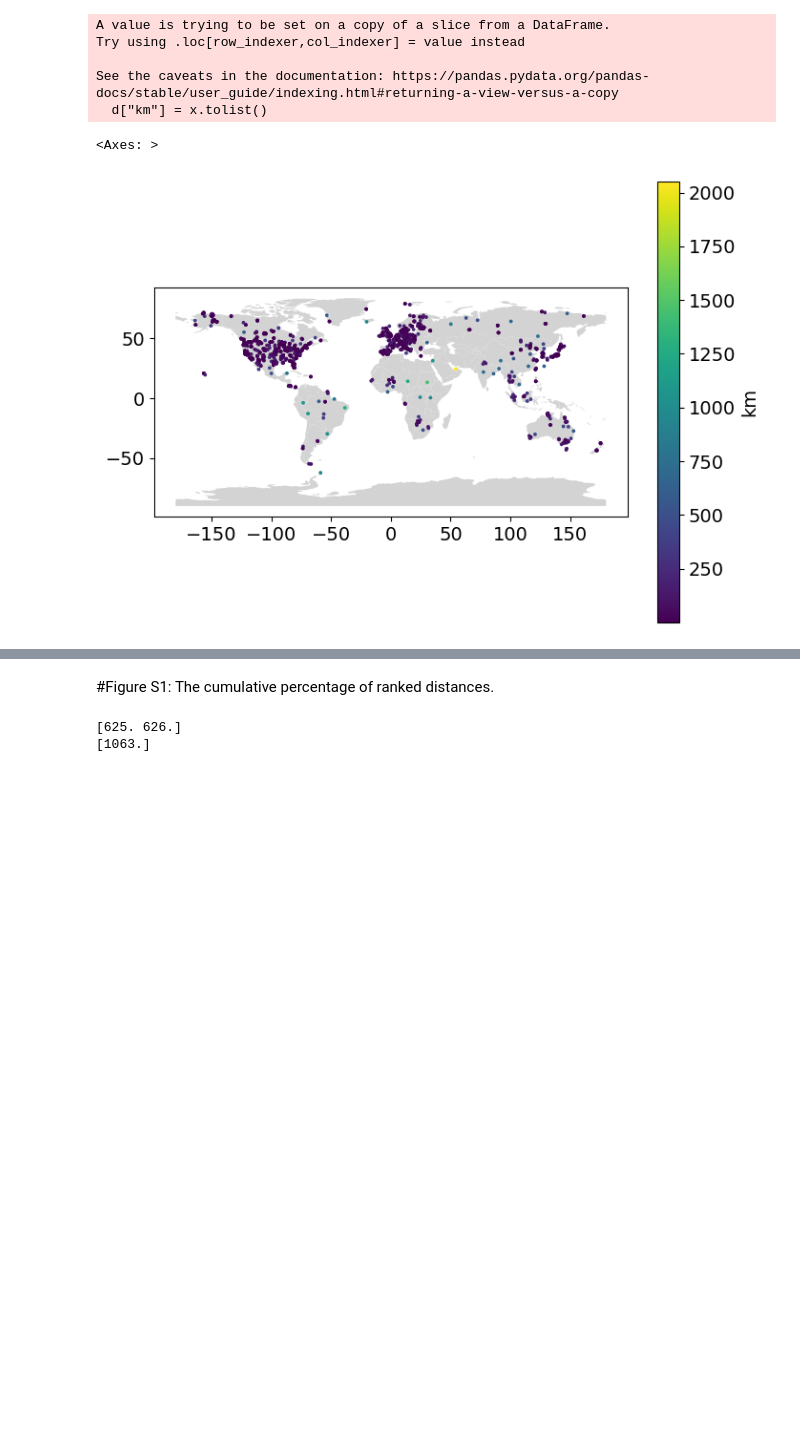
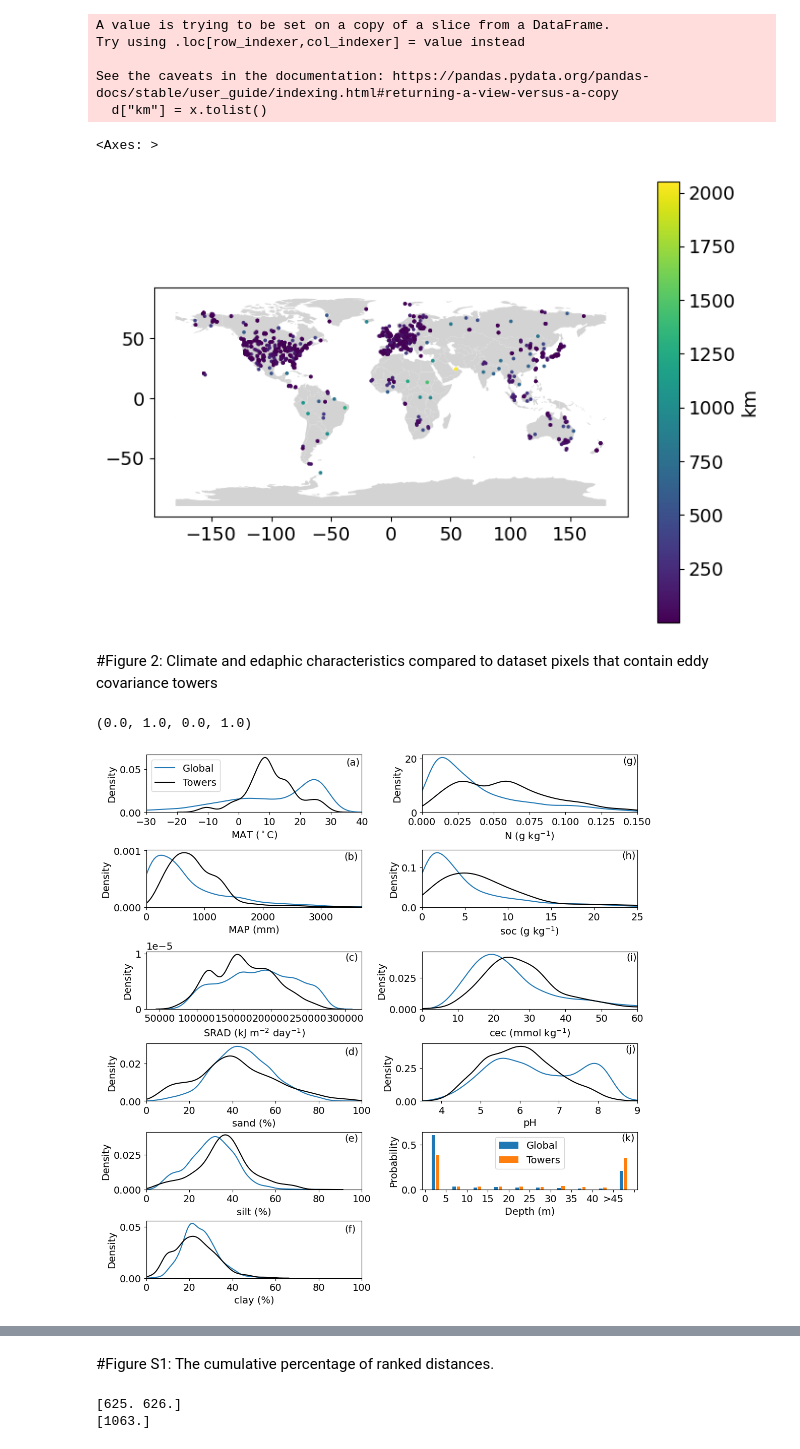
Before and after one commit to paulstoy/FluxTowers, a Jupyter notebook: TowerEnvironment.ipynb, the cells around one changed output, grey strips where cells are left out. Cells and saved outputs as stored; diff of their text form; code cells hidden in the pictures; blank space fills up the shorter version.

```diff
--- a/TowerEnvironment.ipynb
+++ b/TowerEnvironment.ipynb
@@ -72,3 +90,83 @@ See the caveats in the documentation: https://pandas.pydata.org/pandas-docs/stab
   d["km"] = x.tolist()
 <Axes: >
 [figure]
+# %% [markdown]
+#Figure 2:
+Climate and edaphic characteristics compared to dataset pixels that contain eddy covariance towers
+# %%
+fig, axs = plt.subplots(6, 2, figsize=(11,11),layout='constrained')
+sns.kdeplot(ax=axs[0,0],data=r,x='MAT_ds',label='Global')
+sns.kdeplot(ax=axs[0,0],data=a,x='MAT_ds',color='k',label='Towers')
+axs[0,0].set(xlabel="MAT ($^\circ$C)", ylabel="Density",xlim=([-30,40]))
+axs[0,0].legend()
+axs[0,0].text(35,0.055,"(a)")
+
+sns.kdeplot(ax=axs[1,0],data=r,x='MAP_ds')
+sns.kdeplot(ax=axs[1,0],data=a,x='MAP_ds',color='k')
+axs[1,0].set(xlabel="MAP (mm)", ylabel="Density",xlim=([0,3700]))
+axs[1,0].text(3400,0.00085,"(b)")
+
+sns.kdeplot(ax=axs[2,0],data=r,x='SRAD_ds')
+sns.kdeplot(ax=axs[2,0],data=a,x='SRAD_ds',color='k')
+axs[2,0].set(xlabel="SRAD (kJ m$^{-2}$ day$^{-1}$)", ylabel="Density")
+axs[2,0].text(300000,8.8e-6,"(c)")
+
+sns.kdeplot(ax=axs[3,0],data=r,x='sand')
+sns.kdeplot(ax=axs[3,0],data=a,x='sand',color='k')
+axs[3,0].set(xlabel="sand (%)", ylabel="Density",xlim=([0,100]))
+axs[3,0].text(92,.025,"(d)")
+
+sns.kdeplot(ax=axs[4,0],data=r,x='silt')
+sns.kdeplot(ax=axs[4,0],data=a,x='silt',color='k')
+axs[4,0].set(xlabel="silt (%)", ylabel="Density",xlim=([0,100]))
+axs[4,0].text(92,.035,"(e)")
+
+sns.kdeplot(ax=axs[5,0],data=r,x='clay')
+sns.kdeplot(ax=axs[5,0],data=a,x='clay',color='k')
+axs[5,0].set(xlabel="clay (%)", ylabel="Density",xlim=([0,100]))
+axs[5,0].text(92,.045,"(f)")
+
+rplot = rdepth.to_numpy()
+tplot = tdepth.depth.to_numpy()
+
+rplot = rplot[rplot!=255]
+tplot = tplot[tplot!=255]
+tplot = tplot[np.isnan(tplot)==0]
+
+h = np.histogram(rplot)
+h0,h1=h
+
+t = np.histogram(tplot)
+t0,t1=t
+
+sns.kdeplot(ax=axs[0,1],data=r,x='N')
+sns.kdeplot(ax=axs[0,1],data=a,x='N',color='k')
+axs[0,1].set(xlabel="N (g kg$^{-1}$)", ylabel="Density",xlim=([0,0.15]))
+axs[0,1].text(0.14,18,"(g)")
+
+sns.kdeplot(ax=axs[1,1],data=r,x='soc')
+sns.kdeplot(ax=axs[1,1],data=a,x='soc',color='k')
+axs[1,1].set(xlabel="soc (g kg$^{-1}$)", ylabel="Density",xlim=([0,25]))
+axs[1,1].text(23.2,.122,"(h)")
+
+sns.kdeplot(ax=axs[2,1],data=r,x='cec')
+sns.kdeplot(ax=axs[2,1],data=a,x='cec',color='k')
+axs[2,1].set(xlabel="cec (mmol kg$^{-1}$)", ylabel="Density",xlim=([0,60]))
+axs[2,1].text(57,.039,"(i)")
+
+sns.kdeplot(ax=axs[3,1],data=r,x='pH')
+sns.kdeplot(ax=axs[3,1],data=a,x='pH',color='k')
+axs[3,1].set(xlabel="pH", ylabel="Density",xlim=([3.5,9]))
+axs[3,1].text(8.7,.37,"(j)")
+
+axs[4,1].bar(h1[0:10]+2,h[0]/sum(h[0]),label='Global')
+axs[4,1].bar(t1[0:10]+3,t[0]/sum(t[0]),label='Towers')
+axs[4,1].set(xlabel="Depth (m)", ylabel="Probability")
+axs[4,1].legend(loc='upper center')
+axs[4,1].text(47,.55,"(k)")
+axs[4,1].set_xticks([0,5,10,15,20,25,30,35,40,45,50], ['0','5','10','15','20','25','30','35','40','>45','']);
+
+axs[-1, -1].axis('off')
+# %% [output]
+(0.0, 1.0, 0.0, 1.0)
+[figure, added]
```
Also changed, not shown: parts of 14 cells of this notebook.
